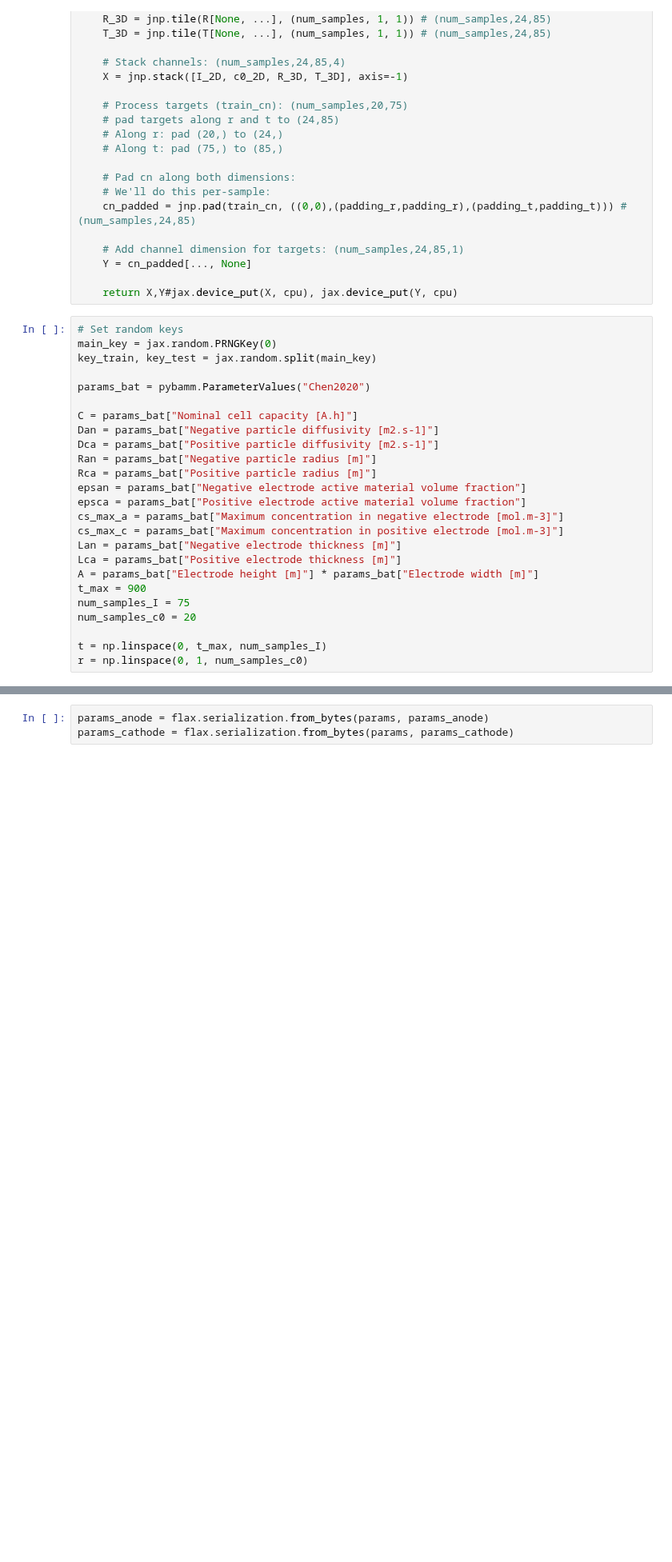
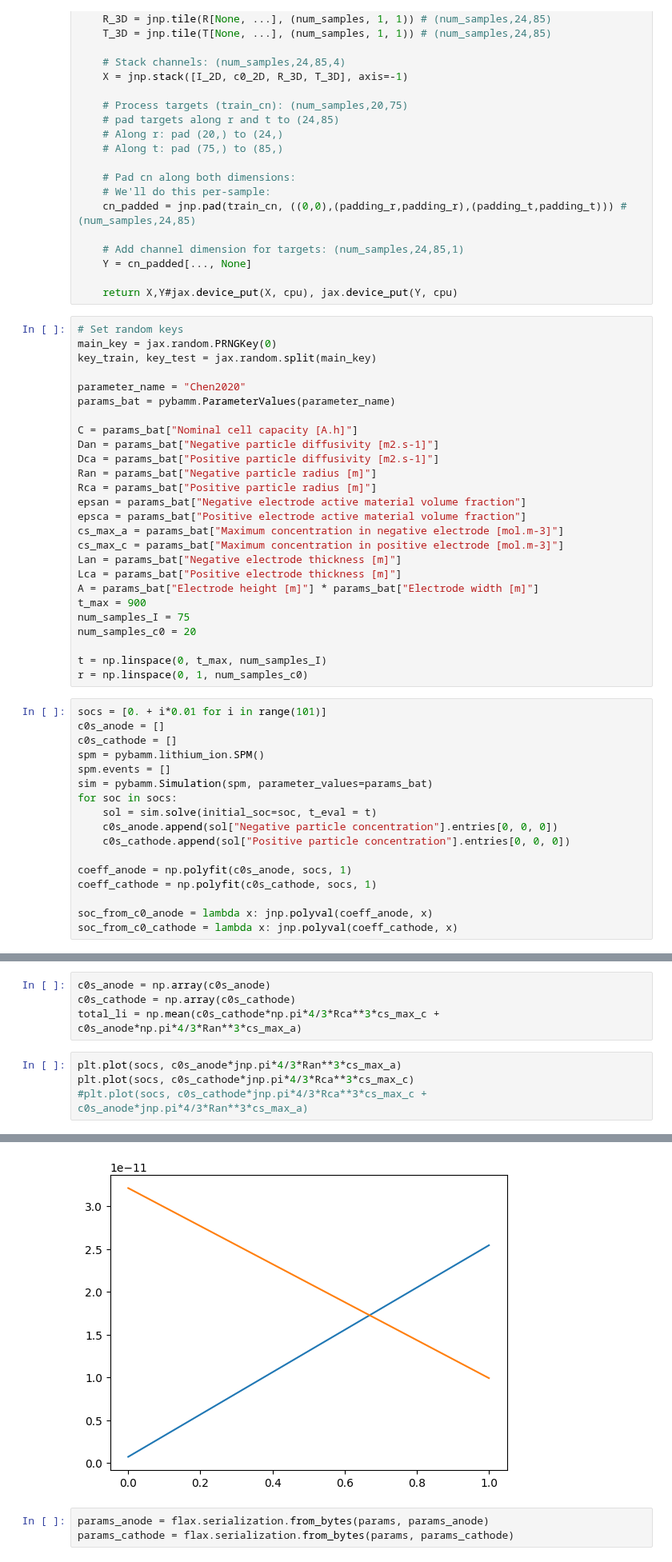
Before and after one commit to yingzai1/spm_neuraloperator, a Jupyter notebook: downstream_soc.ipynb, the cells around one changed output, grey strips where cells are left out. Shown at 80% size. Cells and saved outputs as stored; diff of their text form; blank space fills up the shorter version.

```diff
--- a/downstream_soc.ipynb
+++ b/downstream_soc.ipynb
@@ -190,7 +189,8 @@ def preprocess_data(train_I, train_c0, train_cn):
 main_key = jax.random.PRNGKey(0)
 key_train, key_test = jax.random.split(main_key)
 
-params_bat = pybamm.ParameterValues("Chen2020")
+parameter_name = "Chen2020"
+params_bat = pybamm.ParameterValues(parameter_name)
 
 C = params_bat["Nominal cell capacity [A.h]"]
 Dan = params_bat["Negative particle diffusivity [m2.s-1]"]
@@ -210,3 +210,20 @@ num_samples_c0 = 20
 
 t = np.linspace(0, t_max, num_samples_I)
 r = np.linspace(0, 1, num_samples_c0)
+# %%
+socs = [0. + i*0.01 for i in range(101)]
+c0s_anode = []
+c0s_cathode = []
+spm = pybamm.lithium_ion.SPM()
+spm.events = []
+sim = pybamm.Simulation(spm, parameter_values=params_bat)
+for soc in socs:
+    sol = sim.solve(initial_soc=soc, t_eval = t)
+    c0s_anode.append(sol["Negative particle concentration"].entries[0, 0, 0])
+    c0s_cathode.append(sol["Positive particle concentration"].entries[0, 0, 0])
+
+coeff_anode = np.polyfit(c0s_anode, socs, 1)
+coeff_cathode = np.polyfit(c0s_cathode, socs, 1)
+
+soc_from_c0_anode = lambda x: jnp.polyval(coeff_anode, x)
+soc_from_c0_cathode = lambda x: jnp.polyval(coeff_cathode, x)
@@ -212,0 +247,9 @@ r = np.linspace(0, 1, num_samples_c0)
+# %%
+c0s_anode = np.array(c0s_anode)
+c0s_cathode = np.array(c0s_cathode)
+total_li = np.mean(c0s_cathode*np.pi*4/3*Rca**3*cs_max_c + c0s_anode*np.pi*4/3*Ran**3*cs_max_a)
+# %%
+plt.plot(socs, c0s_anode*jnp.pi*4/3*Ran**3*cs_max_a)
+plt.plot(socs, c0s_cathode*jnp.pi*4/3*Rca**3*cs_max_c)
+#plt.plot(socs, c0s_cathode*jnp.pi*4/3*Rca**3*cs_max_c + c0s_anode*jnp.pi*4/3*Ran**3*cs_max_a)
+# %% [output]
@@ -213,3 +257,4 @@ r = np.linspace(0, 1, num_samples_c0)
+[figure, added]
 # %%
 params_anode = flax.serialization.from_bytes(params, params_anode)
 params_cathode = flax.serialization.from_bytes(params, params_cathode)
```
Also changed, not shown: parts of 65 cells of this notebook, 9 other files.
